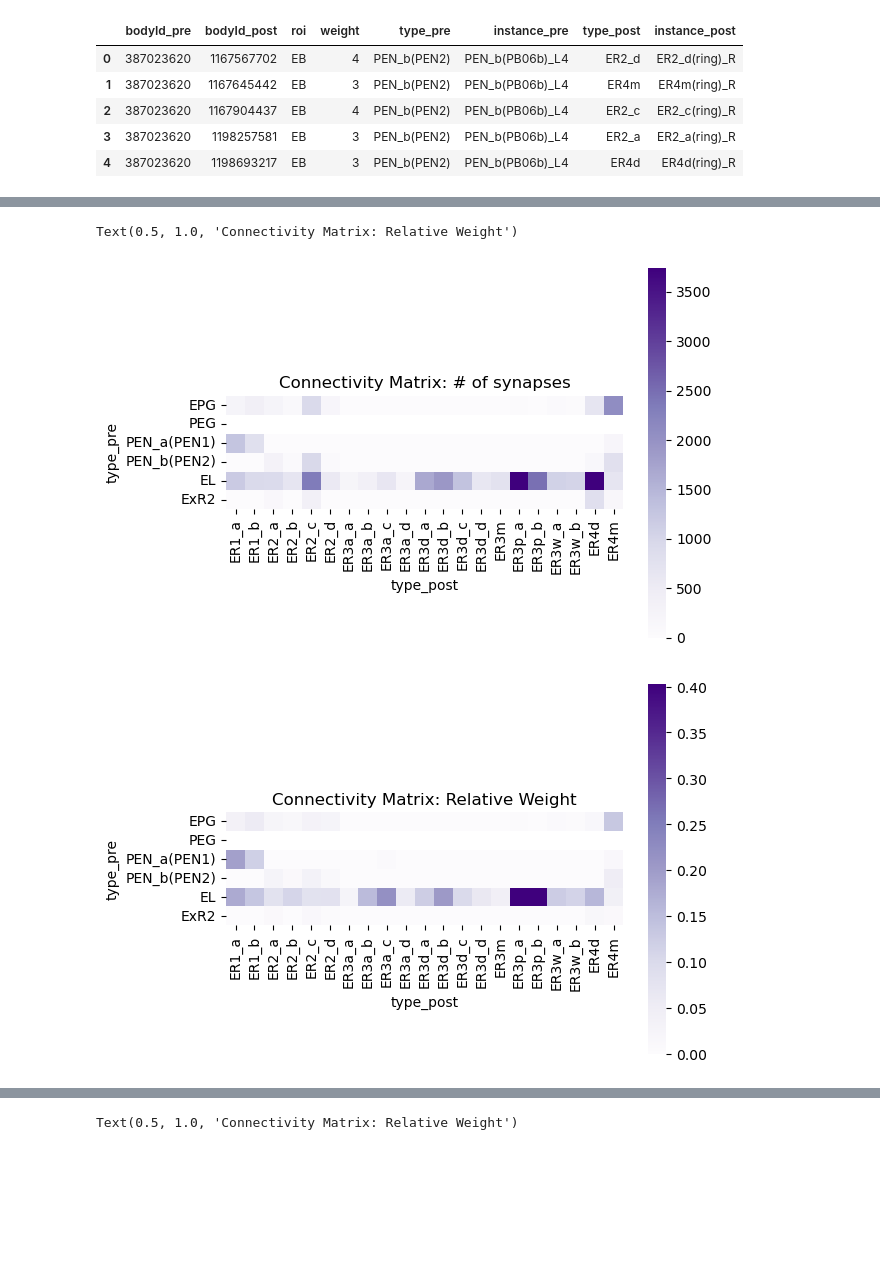
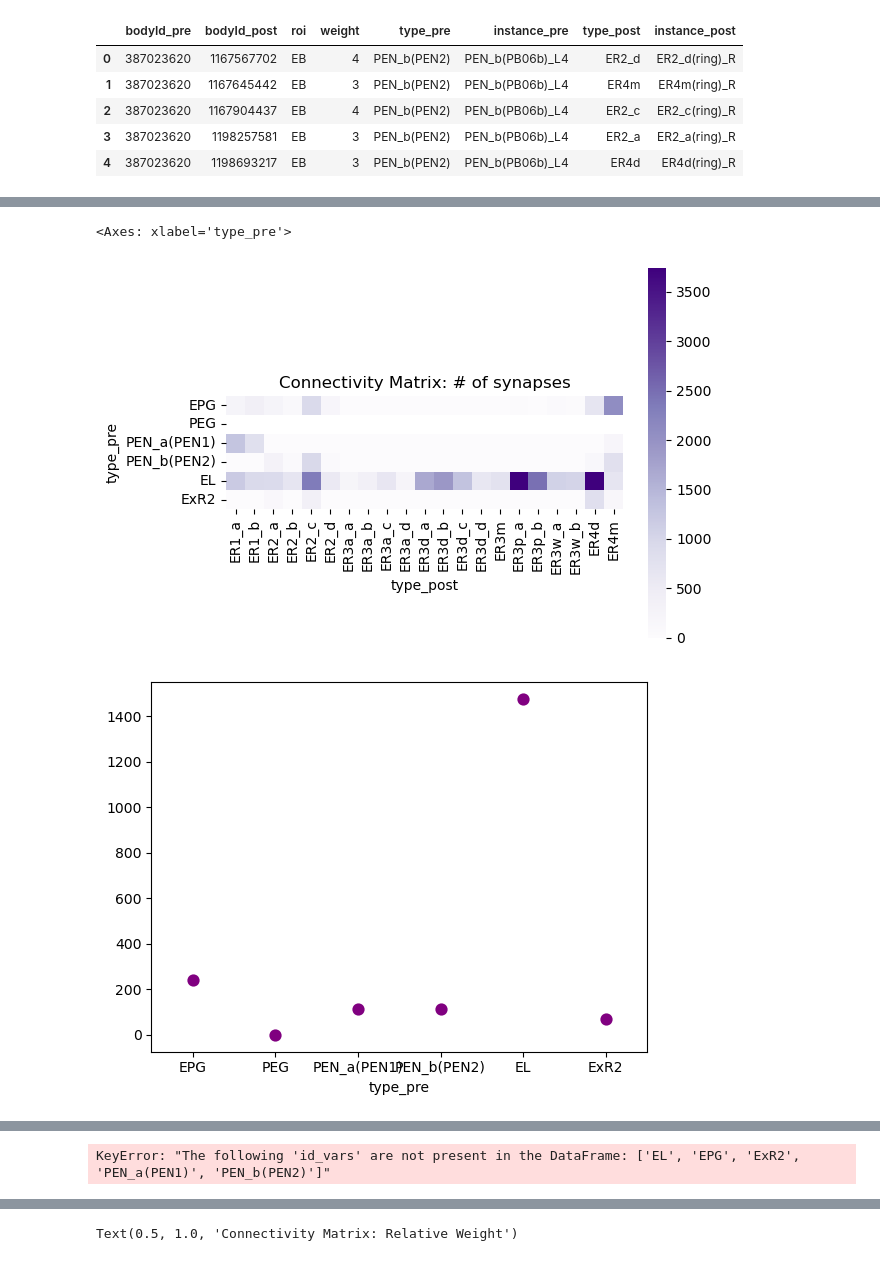
Before and after one commit to yfisher-lab/NeuromodPlasticity, a Jupyter notebook: Notebooks/connectomics_analysis/EL_connectomics.ipynb, the cells around one changed output, grey strips where cells are left out. Drawn from its saved outputs; the diff is of its cells as text; code cells hidden in the pictures; blank space fills up the shorter version.

Commit message:
connectomics plots

```diff
--- a/Notebooks/connectomics_analysis/EL_connectomics.ipynb
+++ b/Notebooks/connectomics_analysis/EL_connectomics.ipynb
@@ -68,17 +83,30 @@ conn_df['relative_weight'] = relative_weights
 # %%
 fig, ax = plt.subplots()
 conn_matrix_df = npt.connection_table_to_matrix(conn_df, weight_col='weight', sort_by='type', group_cols='type')
+mu = conn_matrix_df.mean(axis=1)
+mu['PEG']=0
 
 sns.heatmap(conn_matrix_df.reindex(["EPG", "PEG", "PEN_a(PEN1)", "PEN_b(PEN2)", "EL", "ExR2"]),
             cmap='Purples', annot=False, ax = ax, square=True, vmin=0, vmax=np.percentile(conn_matrix_df.values,99))
 ax.set_title('Connectivity Matrix: # of synapses')
 
 fig, ax = plt.subplots()
+sns.pointplot(mu.reindex(["EPG", "PEG", "PEN_a(PEN1)", "PEN_b(PEN2)", "EL", "ExR2"]),
+             color='purple', ax=ax, markers='o', linestyle="none")
+
+
+fig, ax = plt.subplots()
 conn_matrix_df = npt.connection_table_to_matrix(conn_df, weight_col='relative_weight', sort_by='type', group_cols='type')
 sns.heatmap(conn_matrix_df.reindex(["EPG", "PEG", "PEN_a(PEN1)", "PEN_b(PEN2)", "EL", "ExR2"]),
             cmap='Purples', annot=False, ax=ax, square=True, vmin=0, vmax=np.percentile(conn_matrix_df.values,99))
 ax.set_title('Connectivity Matrix: Relative Weight')
+
+mu = conn_matrix_df.mean(axis=1)
+mu['PEG']=0
+fig, ax = plt.subplots()
+sns.pointplot(mu.reindex(["EPG", "PEG", "PEN_a(PEN1)", "PEN_b(PEN2)", "EL", "ExR2"]),
+             color='purple', ax=ax, markers='o', linestyle="none")
 # %% [output]
-Text(0.5, 1.0, 'Connectivity Matrix: Relative Weight')
+<Axes: xlabel='type_pre'>
 [figure]
-[figure, old version]
+[figure, new version]
@@ -84,0 +115,4 @@ Text(0.5, 1.0, 'Connectivity Matrix: Relative Weight')
+# %%
+conn_matrix_df.melt(id_vars=['EPG', 'PEN_a(PEN1)', 'PEN_b(PEN2)', 'EL', 'ExR2'])
+# %% [output]
+KeyError: "The following 'id_vars' are not present in the DataFrame: ['EL', 'EPG', 'ExR2', 'PEN_a(PEN1)', 'PEN_b(PEN2)']"
```
Also changed, not shown: parts of 4 cells of this notebook, 2 other files.
